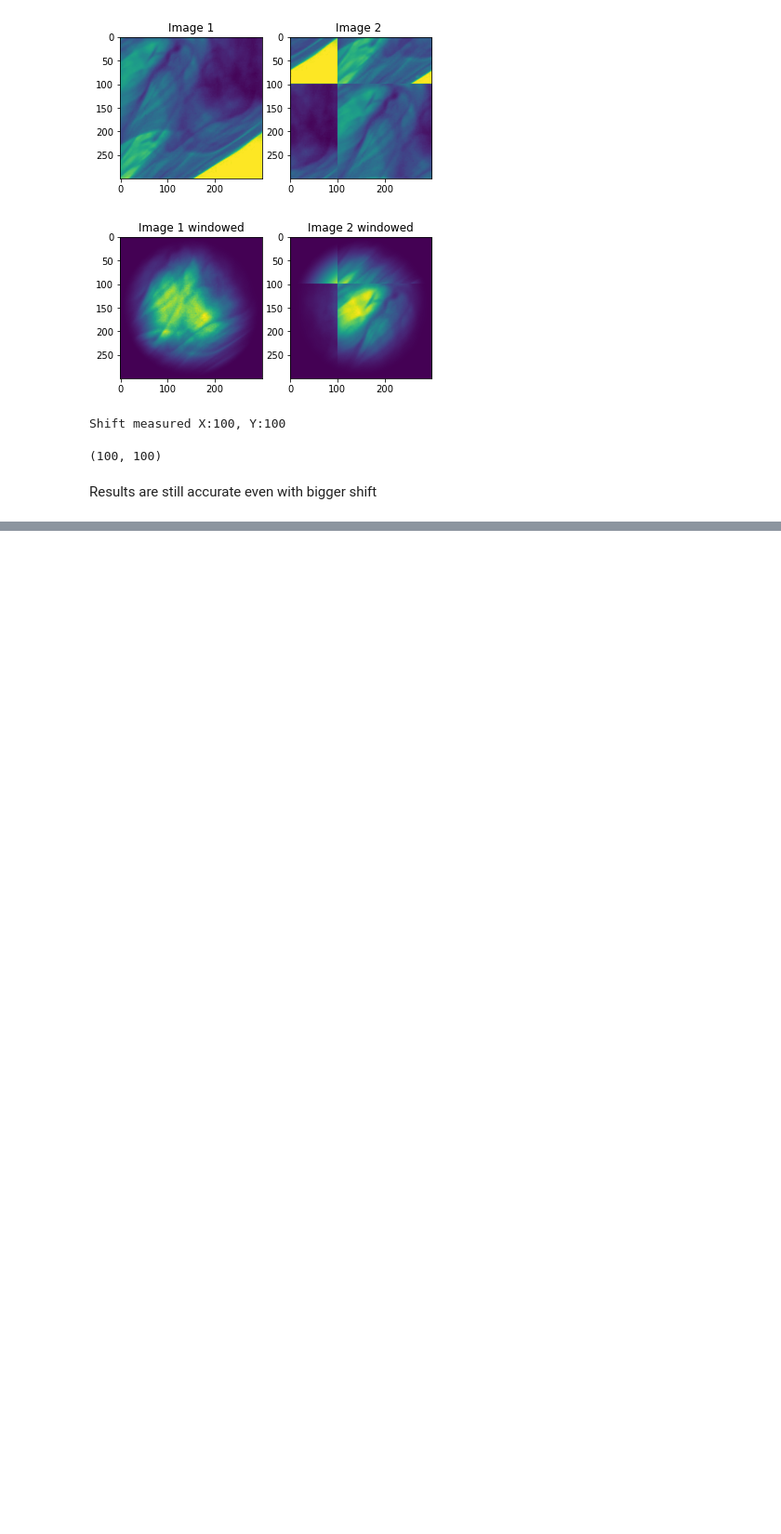
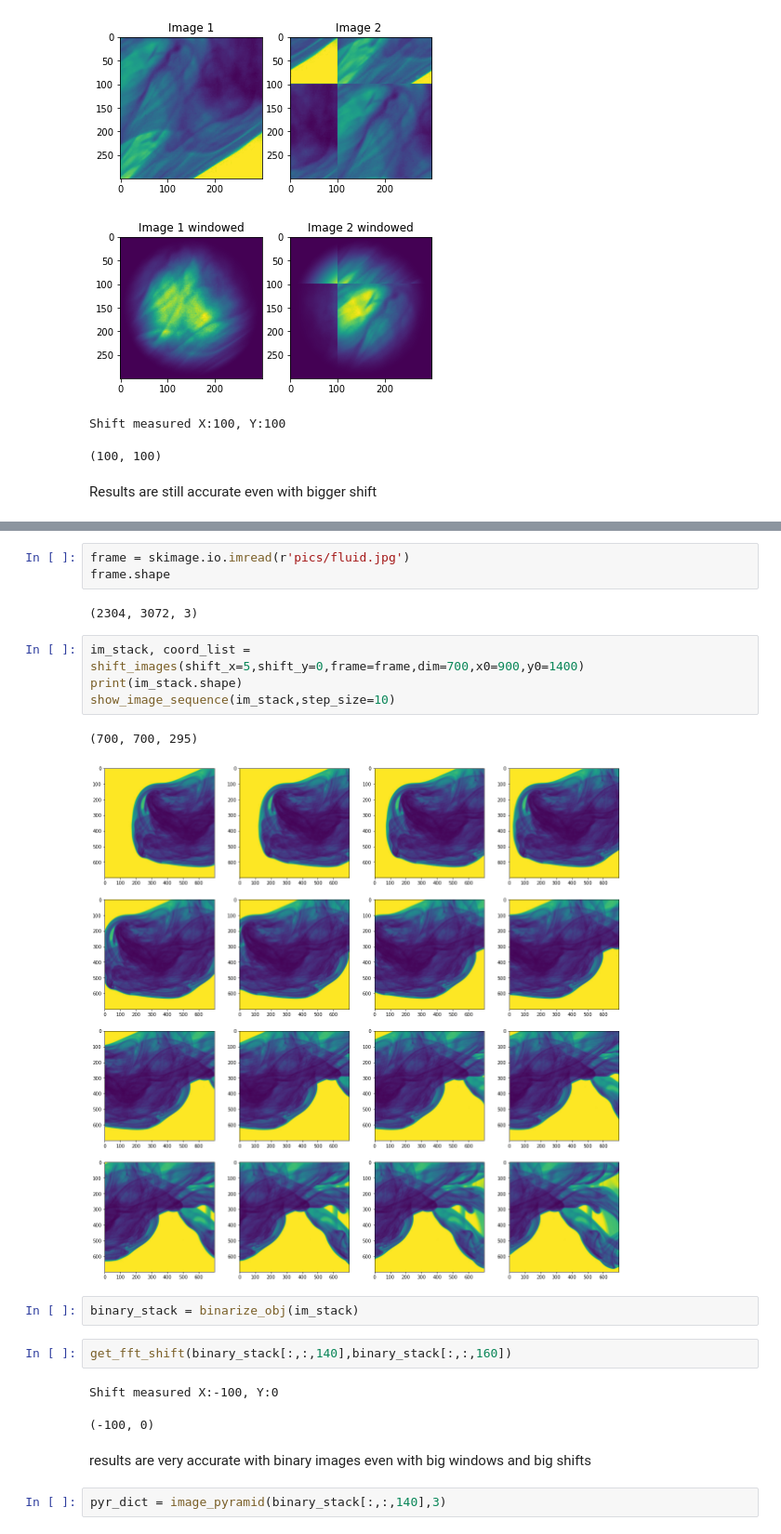
Before and after one commit to pakhuiying/optical_flow_fluid, a Jupyter notebook: FFT.ipynb, the cells around one changed output, grey strips where cells are left out. Shown at 93% size. Cells and saved outputs as stored; diff of their text form; blank space fills up the shorter version.

```diff
--- a/FFT.ipynb
+++ b/FFT.ipynb
@@ -134,0 +144,23 @@ Results are still accurate even with bigger shift
+# %%
+frame = skimage.io.imread(r'pics/fluid.jpg')
+frame.shape
+# %% [output]
+(2304, 3072, 3)
+# %%
+im_stack, coord_list = shift_images(shift_x=5,shift_y=0,frame=frame,dim=700,x0=900,y0=1400)
+print(im_stack.shape)
+show_image_sequence(im_stack,step_size=10)
+# %% [output]
+(700, 700, 295)
+[figure, added]
+# %%
+binary_stack = binarize_obj(im_stack)
+# %%
+get_fft_shift(binary_stack[:,:,140],binary_stack[:,:,160])
+# %% [output]
+Shift measured X:-100, Y:0
+(-100, 0)
+# %% [markdown]
+results are very accurate with binary images even with big windows and big shifts
+# %%
+pyr_dict = image_pyramid(binary_stack[:,:,140],3)
```
Also changed, not shown: parts of 2 cells of this notebook, 10 other files.
